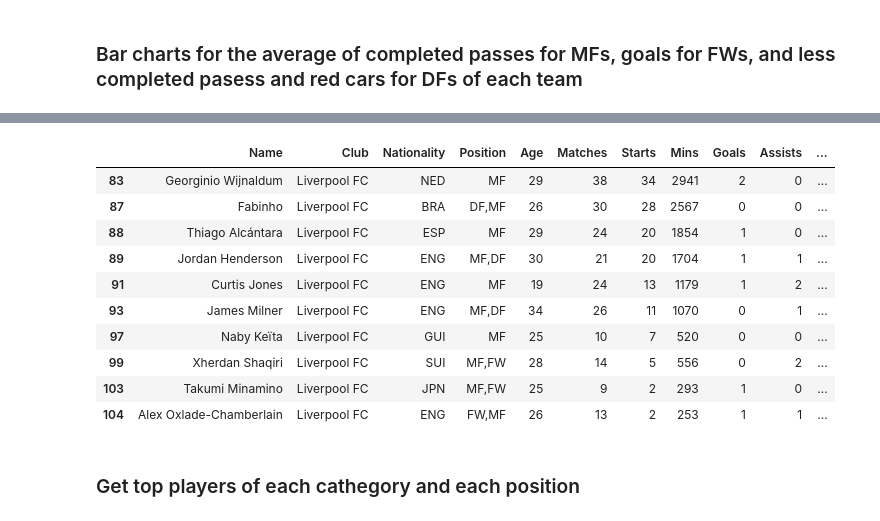
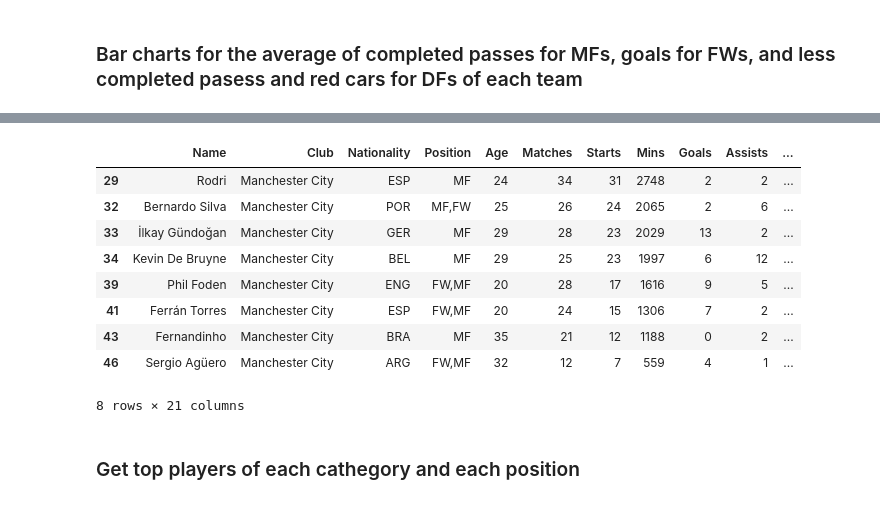
Before and after one commit to NicolasTerroni/data-analysis-and-machine-learning, a Jupyter notebook: notebooks/Premier League.ipynb, the cells around one changed output, grey strips where cells are left out. Drawn from its saved outputs; the diff is of its cells as text; code cells hidden in the pictures.

```diff
--- a/notebooks/Premier League.ipynb
+++ b/notebooks/Premier League.ipynb
@@ -152,17 +169,16 @@ tuples_list
 # %%
-mfs_data_groued_by_club.get_group("Liverpool FC")
+mfs_data_groued_by_club.get_group("Manchester City")
 # %% [output]
 |  | Name | Club | Nationality | Position | Age | Matches | Starts | Mins | Goals | Assists | ... |
-| 83 | Georginio Wijnaldum | Liverpool FC | NED | MF | 29 | 38 | 34 | 2941 | 2 | 0 | ... |
-| 87 | Fabinho | Liverpool FC | BRA | DF,MF | 26 | 30 | 28 | 2567 | 0 | 0 | ... |
-| 88 | Thiago Alcántara | Liverpool FC | ESP | MF | 29 | 24 | 20 | 1854 | 1 | 0 | ... |
-| 89 | Jordan Henderson | Liverpool FC | ENG | MF,DF | 30 | 21 | 20 | 1704 | 1 | 1 | ... |
-| 91 | Curtis Jones | Liverpool FC | ENG | MF | 19 | 24 | 13 | 1179 | 1 | 2 | ... |
-| 93 | James Milner | Liverpool FC | ENG | MF,DF | 34 | 26 | 11 | 1070 | 0 | 1 | ... |
-| 97 | Naby Keïta | Liverpool FC | GUI | MF | 25 | 10 | 7 | 520 | 0 | 0 | ... |
-| 99 | Xherdan Shaqiri | Liverpool FC | SUI | MF,FW | 28 | 14 | 5 | 556 | 0 | 2 | ... |
-| 103 | Takumi Minamino | Liverpool FC | JPN | MF,FW | 25 | 9 | 2 | 293 | 1 | 0 | ... |
-| 104 | Alex Oxlade-Chamberlain | Liverpool FC | ENG | FW,MF | 26 | 13 | 2 | 253 | 1 | 1 | ... |
+| 29 | Rodri | Manchester City | ESP | MF | 24 | 34 | 31 | 2748 | 2 | 2 | ... |
+| 32 | Bernardo Silva | Manchester City | POR | MF,FW | 25 | 26 | 24 | 2065 | 2 | 6 | ... |
+| 33 | İlkay Gündoğan | Manchester City | GER | MF | 29 | 28 | 23 | 2029 | 13 | 2 | ... |
+| 34 | Kevin De Bruyne | Manchester City | BEL | MF | 29 | 25 | 23 | 1997 | 6 | 12 | ... |
+| 39 | Phil Foden | Manchester City | ENG | FW,MF | 20 | 28 | 17 | 1616 | 9 | 5 | ... |
+| 41 | Ferrán Torres | Manchester City | ESP | FW,MF | 20 | 24 | 15 | 1306 | 7 | 2 | ... |
+| 43 | Fernandinho | Manchester City | BRA | MF | 35 | 21 | 12 | 1188 | 0 | 2 | ... |
+| 46 | Sergio Agüero | Manchester City | ARG | FW,MF | 32 | 12 | 7 | 559 | 4 | 1 | ... |
+8 rows × 21 columns
 # %% [markdown]
 ### Get top players of each cathegory and each position
 # %% [markdown]
```
Also changed, not shown: parts of 6 cells of this notebook.
